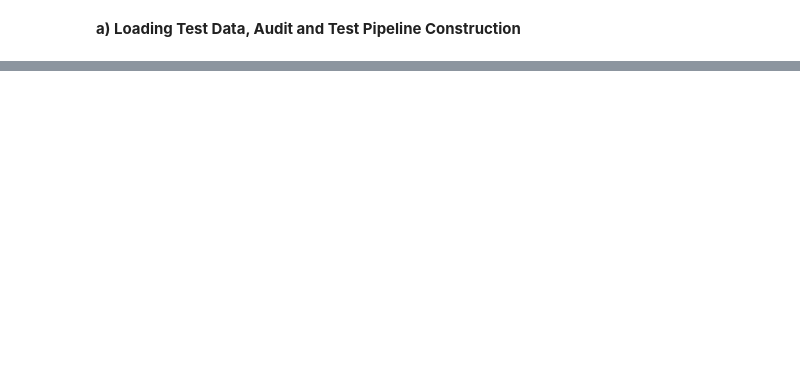
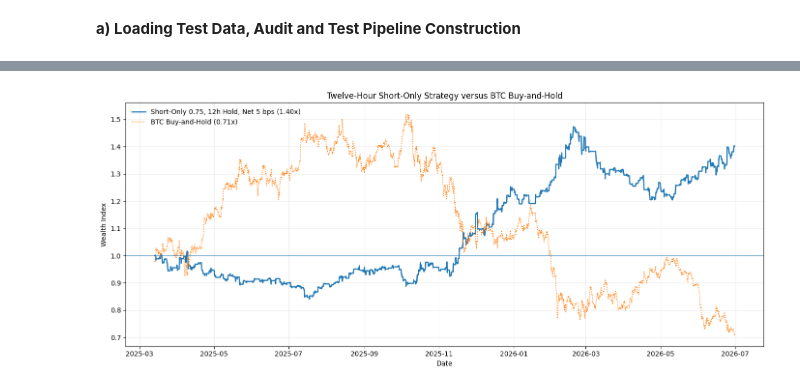
Before and after one commit to jade-lam/CQF, a Jupyter notebook: CQF_Final_Project.ipynb, the cells around one changed output, grey strips where cells are left out. Drawn from its saved outputs; the diff is of its cells as text; code cells hidden in the pictures; blank space fills up the shorter version.

```diff
--- a/CQF_Final_Project.ipynb
+++ b/CQF_Final_Project.ipynb
@@ -9272,0 +7050,42 @@ factor_df["sell_quote_per_abs_return_z168"] = rolling_zscore(
+# %%
+# Plot the 12-hour short-only strategy against BTC buy-and-hold
+gate = 0.75
+hold_steps = 3
+cost_rate = 5 / 10_000
+
+desired = -backtest["ensemble_score"].le(1 - gate).astype(float)
+signal = apply_minimum_hold(desired, hold_steps)
+
+turnover = signal.diff().abs()
+turnover.iloc[0] = abs(signal.iloc[0])
+
+net_return = signal * backtest["btc_return_4h"] - turnover * cost_rate
+net_wealth = (1 + net_return).cumprod()
+benchmark_wealth = (1 + backtest["btc_return_4h"]).cumprod()
+
+fig, ax = plt.subplots(figsize=(14, 6))
+
+ax.plot(
+    net_wealth.index,
+    net_wealth,
+    linewidth=1.8,
+    label=f"Short-Only 0.75, 12h Hold, Net 5 bps ({net_wealth.iloc[-1]:.2f}x)")
+
+ax.plot(
+    benchmark_wealth.index,
+    benchmark_wealth,
+    linewidth=1.3,
+    linestyle=":",
+    label=f"BTC Buy-and-Hold ({benchmark_wealth.iloc[-1]:.2f}x)")
+
+ax.axhline(1, linewidth=0.8)
+ax.set_title("Twelve-Hour Short-Only Strategy versus BTC Buy-and-Hold")
+ax.set_ylabel("Wealth Index")
+ax.set_xlabel("Date")
+ax.grid(True, alpha=0.25)
+ax.legend(loc="upper left", frameon=False)
+
+plt.tight_layout()
+plt.show()
+# %% [output]
+[figure, added]
```
Also changed, not shown: parts of 154 cells of this notebook.
